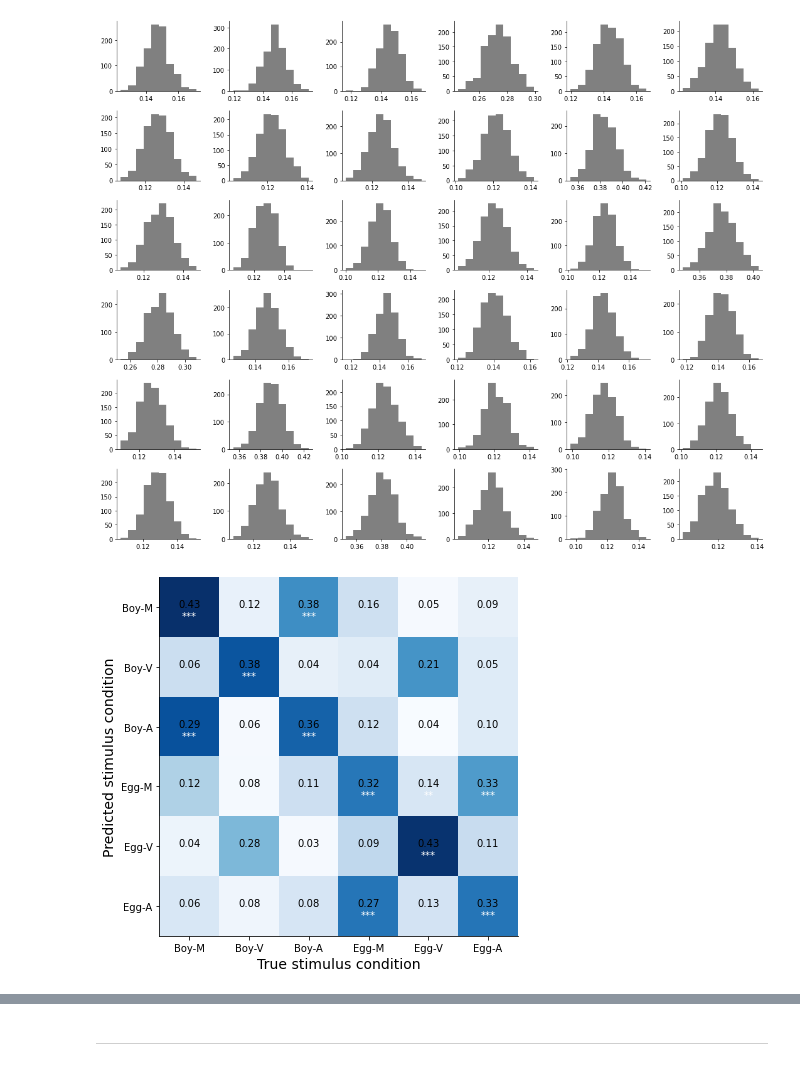
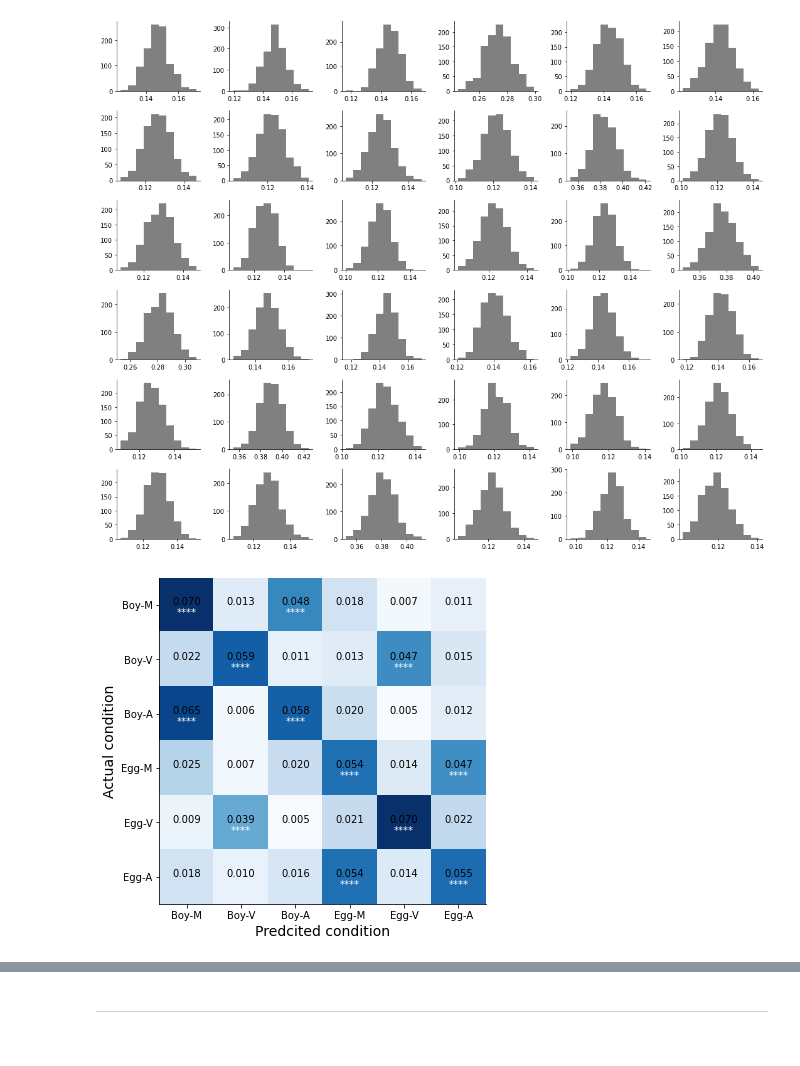
Before and after one commit to heung10/multimodal-object-recognition, a Jupyter notebook: neural/7.1. SVM Population decoding.ipynb, the cells around one changed output, grey strips where cells are left out. Saved outputs shown, nothing was run; the diff lists cells and outputs as text; code cells hidden in the pictures.

```diff
--- a/neural/7.1. SVM Population decoding.ipynb
+++ b/neural/7.1. SVM Population decoding.ipynb
@@ -373,13 +373,14 @@ KeyboardInterrupt:
 # %% [markdown]
 #### Evaluating decoding results
 # %%
-load_date = '2023-07-17'
+load_date = '2023-07-28'
+np_path = save_path / 'all conditions'
+
+real_data = np.load(np_path / f'{load_date}_{bin_size*10}ms_{9}bins_{num_iter}iter_real.npy')
+shuffle_data = np.load(np_path / f'{load_date}_{bin_size*10}ms_{9}bins_{num_iter}iter_shuffle.npy')
+
+real_mean = np.mean(real_data, axis=0)/6
+shuffle_mean = np.mean(shuffle_data, axis=1)/3
-# %%
-real_data = np.load(save_path / f'{load_date}_{bin_size*10}ms_{9}bins_{num_iter}iter_real.npy')
-shuffle_data = np.load(save_path / f'{load_date}_{bin_size*10}ms_{9}bins_{num_iter}iter_shuffle.npy')
-
-real_mean = np.mean(real_data, axis=0)
-shuffle_mean = np.mean(shuffle_data, axis=1)
 # %%
 # distributions of shuffled decoding performance
 fig,ax = plt.subplots(6,6, figsize=(15,12))
@@ -393,32 +394,37 @@ plt.tight_layout()
 # %%
 # contingency matrix for data using all time bins
 fig,ax = plt.subplots(figsize=(6,6))
+#cax = fig.add_axes([0,0.3,0.05,0.5])
 
-ax.imshow(real_mean, cmap=plt.cm.get_cmap('Blues'));
-ax.set_xlabel('True stimulus condition', fontsize=14)
-ax.set_ylabel('Predicted stimulus condition', fontsize=14)
+im = ax.imshow(real_mean, cmap=plt.cm.get_cmap('Blues'));
+ax.set_xlabel('Predcited condition', fontsize=14)
+ax.set_ylabel('Actual condition', fontsize=14)
 
 for m in range(6):
     for l in range(6):
-        ax.text(m,l,'{:.2f}'.format(real_mean[m,l]),ha='center')
+        ax.text(m,l,'{:.3f}'.format(real_mean[l,m]),ha='center')
 
         pval_crit = [np.percentile(shuffle_mean[:,m,l],95), np.percentile(shuffle_mean[:,m,l],99),
-                     np.percentile(shuffle_mean[:,m,l],99.9)]
-        if real_mean[m,l] > pval_crit[2]:
+                     np.percentile(shuffle_mean[:,m,l],99.9), np.percentile(shuffle_mean[:,m,l],99.99)]
+        if real_mean[l,m] > pval_crit[3]:
+            ax.text(m,l+0.2,'****', ha='center', color='white')
+        elif real_mean[l,m] > pval_crit[2]:
             ax.text(m,l+0.2,'***', ha='center', color='white')
-        elif real_mean[m,l] > pval_crit[1]:
+        elif real_mean[l,m] > pval_crit[1]:
             ax.text(m,l+0.2,'**', ha='center', color='white')
-        elif real_mean[m,l] > pval_crit[0]:
+        elif real_mean[l,m] > pval_crit[0]:
             ax.text(m,l+0.2,'*', ha='center', color='white')
 
 ax.set_xticks(np.arange(0,6))
 ax.set_xticklabels(['Boy-M','Boy-V','Boy-A','Egg-M','Egg-V','Egg-A']);
 ax.set_yticks(np.arange(0,6))
 ax.set_yticklabels(['Boy-M','Boy-V','Boy-A','Egg-M','Egg-V','Egg-A']);
 
-plt.tight_layout()
+#fig.colorbar(im, cax = cax, orientation='vertical')
+#plt.savefig(fig_path / 'svg' / 'confusion_all_conditions.svg')
+#plt.tight_layout()
 # %% [output]
-[figure, old version]
+[figure, new version]
 # %%
 # decoding performance of models using different time range
 
```
Also changed, not shown: parts of 14 cells of this notebook.
